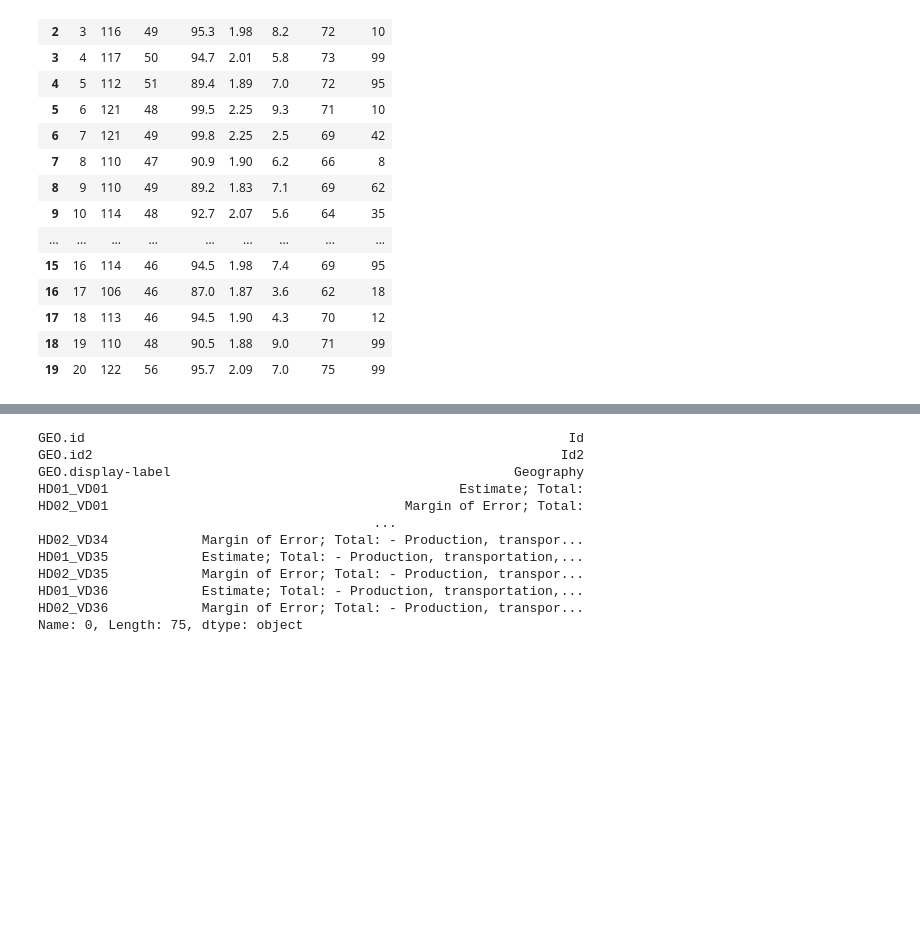
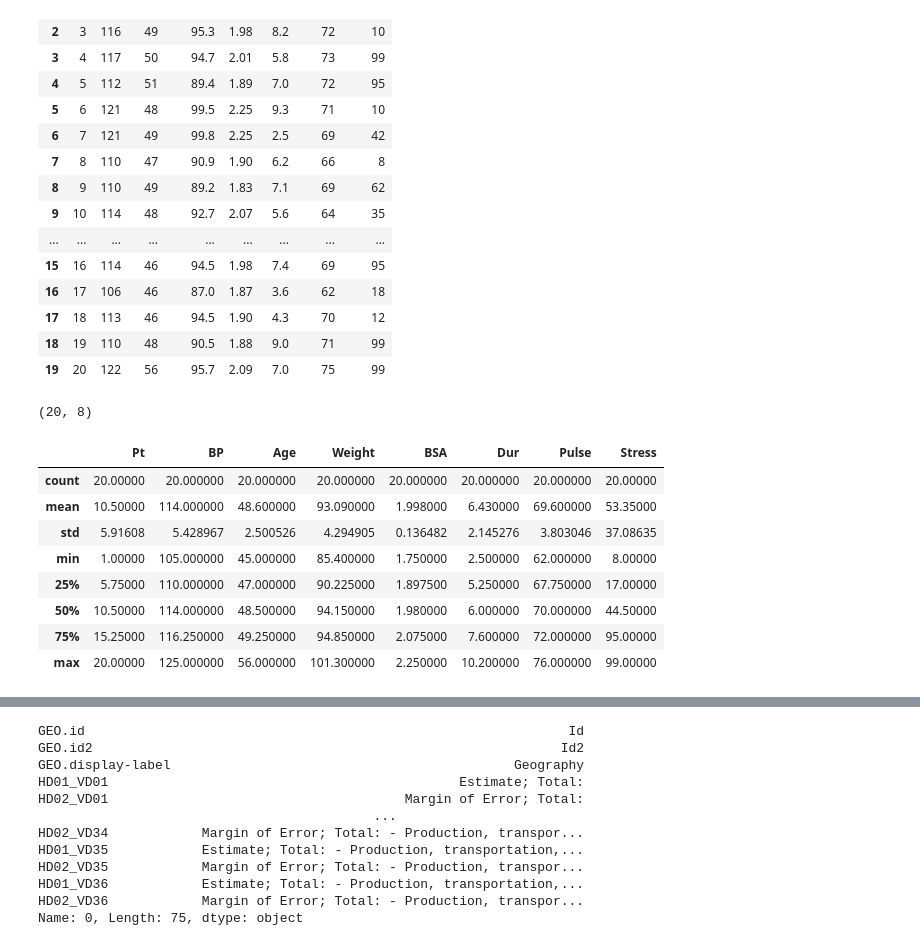
Before and after one commit to LemayianResiato/dsc-importing-data-using-pandas, a Jupyter notebook: index.ipynb, the cells around one changed output, grey strips where cells are left out. Drawn from its saved outputs; the diff is of its cells as text; code cells hidden in the pictures; blank space fills up the shorter version.

```diff
--- a/index.ipynb
+++ b/index.ipynb
@@ -42,3 +67,19 @@ df
 | 17 | 18 | 113 | 46 | 94.5 | 1.90 | 4.3 | 70 | 12 |
 | 18 | 19 | 110 | 48 | 90.5 | 1.88 | 9.0 | 71 | 99 |
 | 19 | 20 | 122 | 56 | 95.7 | 2.09 | 7.0 | 75 | 99 |
+# %%
+df.shape #df has 20 rows and 8 columns
+# %% [output]
+(20, 8)
+# %%
+df.describe() # Providing a summary of our df DataFrame Statistics
+# %% [output]
+|  | Pt | BP | Age | Weight | BSA | Dur | Pulse | Stress |
+| count | 20.00000 | 20.000000 | 20.000000 | 20.000000 | 20.000000 | 20.000000 | 20.000000 | 20.00000 |
+| mean | 10.50000 | 114.000000 | 48.600000 | 93.090000 | 1.998000 | 6.430000 | 69.600000 | 53.35000 |
+| std | 5.91608 | 5.428967 | 2.500526 | 4.294905 | 0.136482 | 2.145276 | 3.803046 | 37.08635 |
+| min | 1.00000 | 105.000000 | 45.000000 | 85.400000 | 1.750000 | 2.500000 | 62.000000 | 8.00000 |
+| 25% | 5.75000 | 110.000000 | 47.000000 | 90.225000 | 1.897500 | 5.250000 | 67.750000 | 17.00000 |
+| 50% | 10.50000 | 114.000000 | 48.500000 | 94.150000 | 1.980000 | 6.000000 | 70.000000 | 44.50000 |
+| 75% | 15.25000 | 116.250000 | 49.250000 | 94.850000 | 2.075000 | 7.600000 | 72.000000 | 95.00000 |
+| max | 20.00000 | 125.000000 | 56.000000 | 101.300000 | 2.250000 | 10.200000 | 76.000000 | 99.00000 |
```
Also changed, not shown: parts of 21 cells of this notebook.
